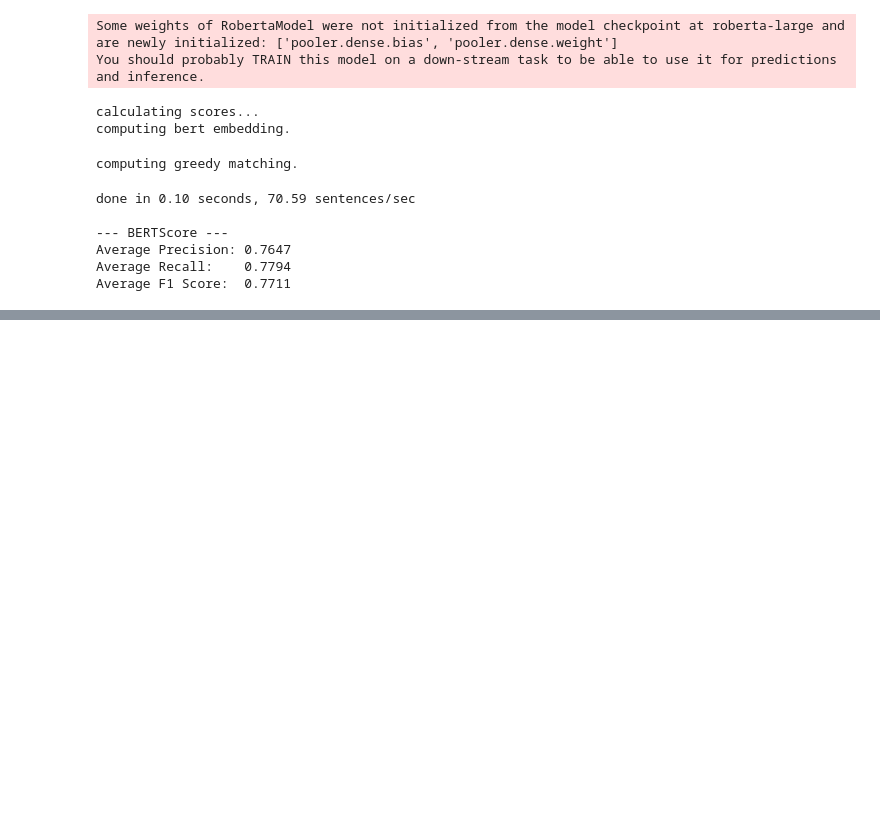
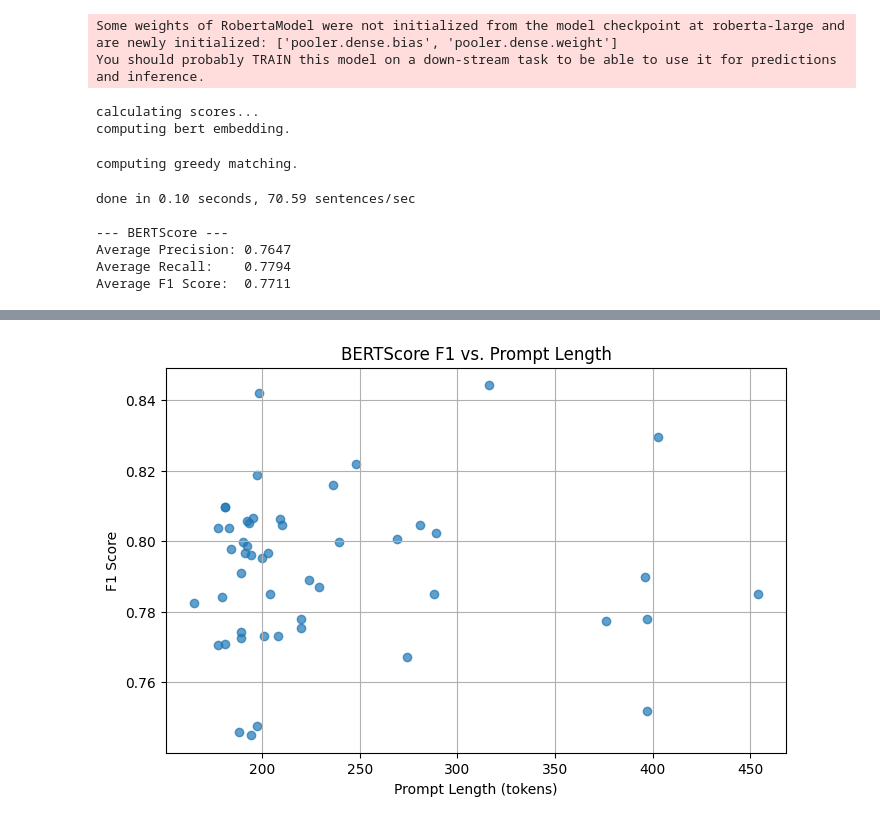
Before and after one commit to rishabhBudhouliya/MLOps, a Jupyter notebook: model_serving/offline_eval.ipynb, the cells around one changed output, grey strips where cells are left out. Cells and saved outputs as stored; diff of their text form; code cells hidden in the pictures; blank space fills up the shorter version.

Commit message:
offline eval

```diff
--- a/model_serving/offline_eval.ipynb
+++ b/model_serving/offline_eval.ipynb
@@ -286,0 +311,6 @@ Average F1 Score:  0.7711
+# %%
+subset_dataset = test_dataset.select(range(0, 800))
+test_loader = DataLoader(subset_dataset, batch_size=16, collate_fn=default_data_collator)
+
+generated_outputs = []
+references = []
@@ -286,0 +376,12 @@ Average F1 Score:  0.7711
+# %%
+prompt_lengths = [len(tokenizer.decode(eval_dataset[i]["input_ids"], skip_special_tokens=True).split()) for i in range(len(generated_outputs))]
+
+plt.figure(figsize=(8, 5))
+plt.scatter(prompt_lengths, f1_scores, alpha=0.7)
+plt.title("BERTScore F1 vs. Prompt Length")
+plt.xlabel("Prompt Length (tokens)")
+plt.ylabel("F1 Score")
+plt.grid(True)
+plt.show()
+# %% [output]
+[figure, added]
```
Also changed, not shown: parts of 15 cells of this notebook.
